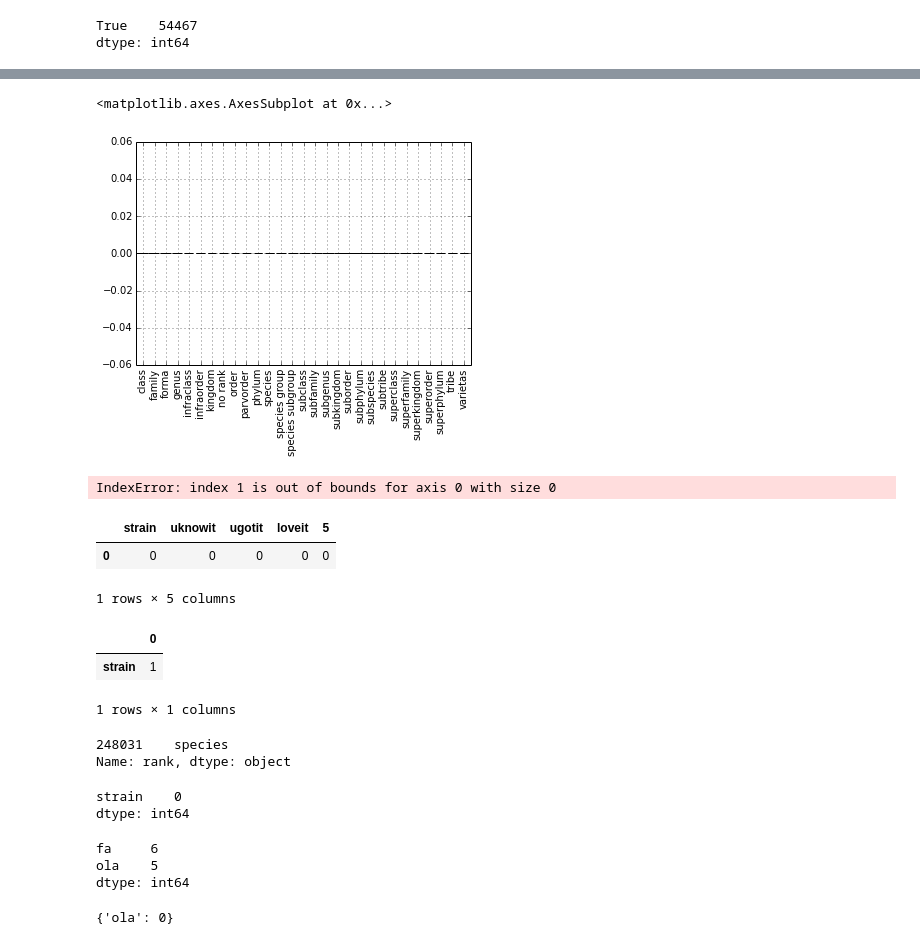
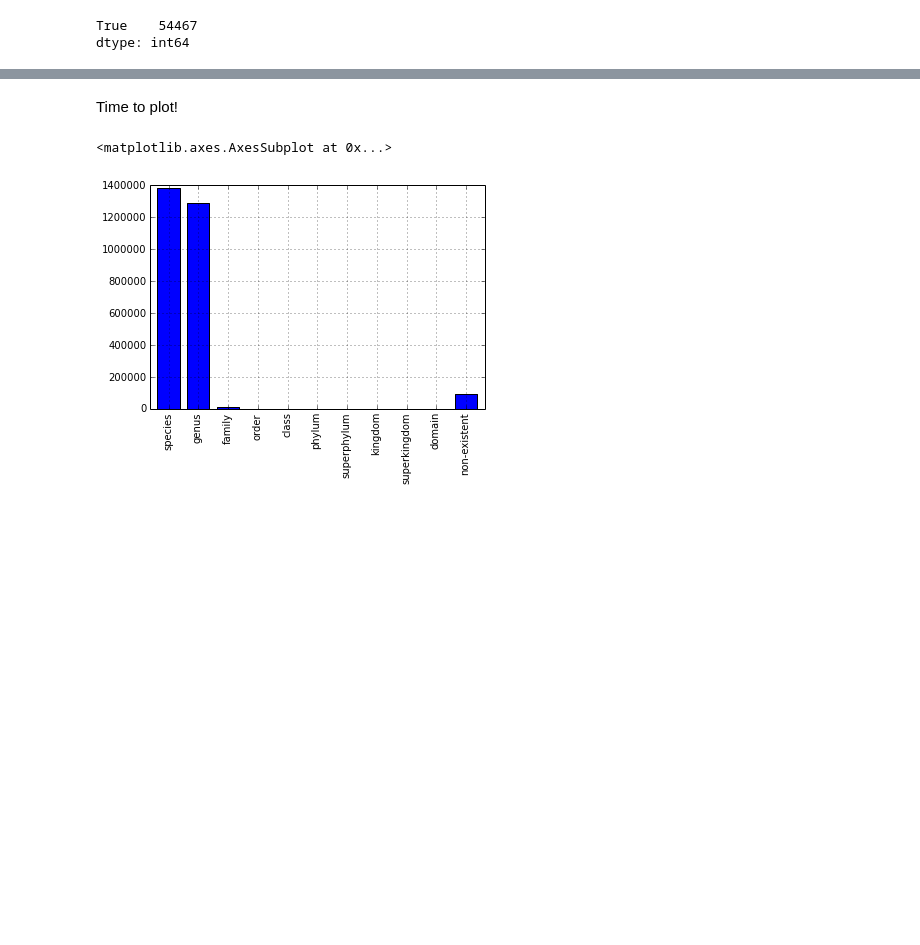
Before and after one commit to inodb/masmvali-publication, a Jupyter notebook: notebooks/kraken.ipynb, the cells around one changed output, grey strips where cells are left out. Drawn from its saved outputs; the diff is of its cells as text; code cells hidden in the pictures; blank space fills up the shorter version.

Commit message:
Finished LCA plot for Kraken

```diff
--- a/notebooks/kraken.ipynb
+++ b/notebooks/kraken.ipynb
@@ -113,7 +113,7 @@ nodes = pd.read_csv("/media/milou/glob/src/kraken-install/databases/Mircea_07102
                            "inherited_GC_flag", "mitochondrial genetic_code_id",
                            "inherited_MGC_flag", "Genbank_hidden_flag","hidden_subtree_flag",
                            "comments"],
-                    converters={"parent_tax_id":strip,"rank":strip,"embl_code":strip})
+                    converters={"rank":strip,"embl_code":strip})
 # %%
 nodes.head()
 # %% [output]
@@ -193,0 +194,30 @@ import matplotlib.pyplot as plt
+# %%
+def get_rank(tax_id):
+    """Get the rank of a given tax-id. Get the parent rank recursively if it has no rank."""
+    if tax_id == 1:
+        rank = "domain"
+    elif tax_id == 0:
+        rank = "non-existent"
+    else:
+        node_entry = nodes[nodes.tax_id ==  tax_id]
+        rank = node_entry["rank"].values[0]
+        if rank == "no rank":
+            parent_rank = nodes[nodes.tax_id == node_entry.parent_tax_id.values[0]]["rank"].values[0]
+            if parent_rank == "no rank":
+                rank = get_rank(node_entry["parent_tax_id"].values[0])
+            else:
+                rank = parent_rank
+    return rank
+
+# For each rank determine what tax_ids belong to it
+rank2tax = {}
+for c in [c for c in taxid_kmer.columns if c != "correct"]:
+    rank = get_rank(c)
+    rank2tax[rank] = rank2tax.get(rank, []) + [c]
+# %%
+rank_kmer = pd.DataFrame({r:(0,)*len(taxid_kmer) for r in rank2tax}, index=taxid_kmer.index)
+
+for r in rank_kmer.columns:
+    rank_kmer[r] = taxid_kmer.ix[:,rank2tax[r]].sum(axis='columns')
+rank_kmer["correct"] = taxid_kmer["correct"]
+rank_kmer.head()
@@ -194,44 +232,12 @@ import matplotlib.pyplot as plt
+# %%
+rank_kmer_short = rank_kmer.reindex_axis(
+    reversed(['non-existent','domain','superkingdom','kingdom','superphylum','phylum','class','order','family','genus','species']),
+    axis=1)
+# %% [markdown]
+Time to plot!
 # %%
 %matplotlib inline
-result.drop('strain',axis=1).drop('non-existent',axis=1).sum().plot(kind='bar',logy=True)
+rank_kmer_short.sum().plot(kind='bar')
 # %% [output]
 <matplotlib.axes.AxesSubplot at 0x...>
-[figure, old version]
+[figure, new version]
-# %%
-t = pd.DataFrame(columns=list(pd.unique(nodes["rank"])) + ["strain"])
-t["strain"][1] = 5
-t["strain"]
-# %% [output]
-IndexError: index 1 is out of bounds for axis 0 with size 0
-# %%
-pd.DataFrame([(0,0,0,0,0)], columns=['strain','uknowit','ugotit','loveit','5'])
-# %% [output]
-|  | strain | uknowit | ugotit | loveit | 5 |
-| 0 | 0 | 0 | 0 | 0 | 0 |
-1 rows × 5 columns
-# %%
-pd.DataFrame([(1,)], index=['strain',])
-# %% [output]
-|  | 0 |
-| strain | 1 |
-1 rows × 1 columns
-# %%
-nodes[nodes.tax_id ==  297266]["rank"]
-# %% [output]
-248031    species
-Name: rank, dtype: object
-# %%
-pd.Series([0],index=['strain'])
-# %% [output]
-strain    0
-dtype: int64
-# %%
-pd.Series({"ola":5,"fa":6})
-# %% [output]
-fa     6
-ola    5
-dtype: int64
-# %%
-{c:0 for c in ["ola"]}
-# %% [output]
-{'ola': 0}
```
Also changed, not shown: parts of 14 cells of this notebook.
